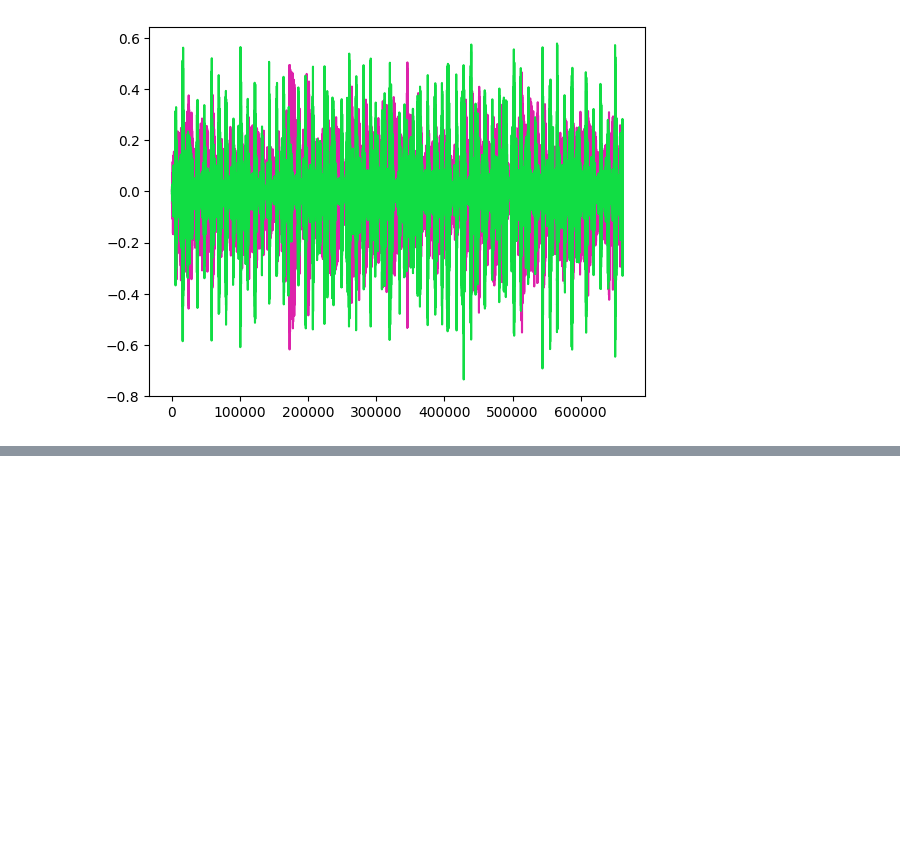
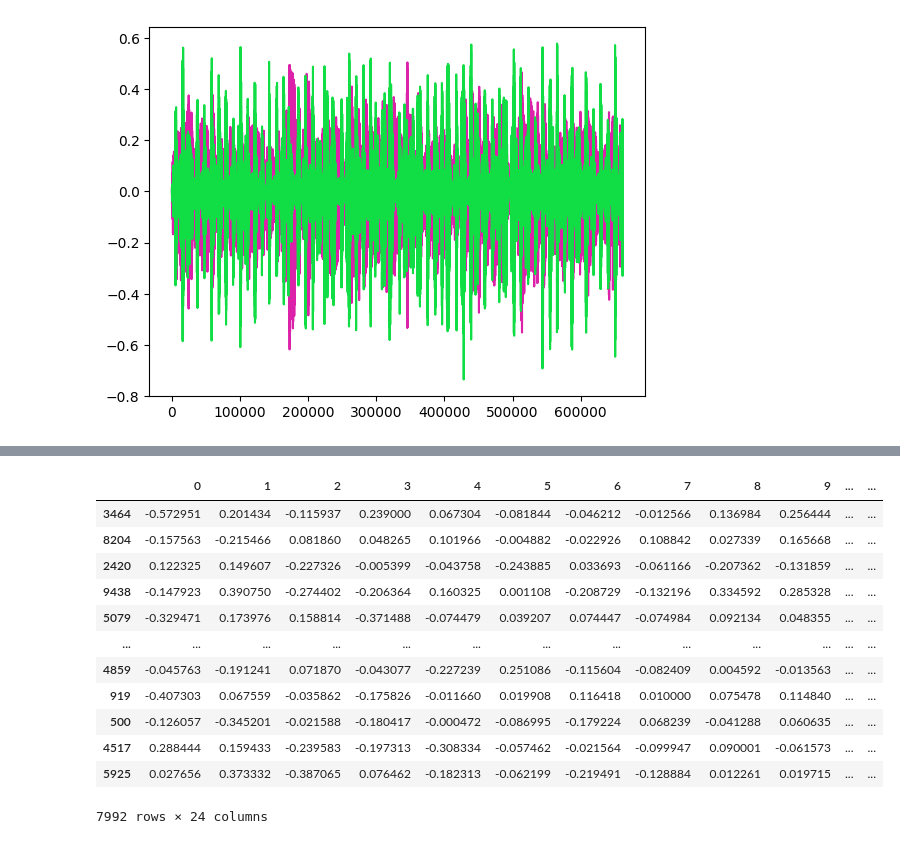
Before and after one commit to crgoku7/MusicGenreClassification, a Jupyter notebook: music_classification.ipynb, the cells around one changed output, grey strips where cells are left out. Drawn from its saved outputs; the diff is of its cells as text; code cells hidden in the pictures; blank space fills up the shorter version.

```diff
--- a/music_classification.ipynb
+++ b/music_classification.ipynb
@@ -212,0 +314,4 @@ plt.show()
+# %%
+columns = X.columns
+# %%
+X_scaled = pd.DataFrame(scaled_data, columns = columns)
@@ -212,0 +361,6 @@ plt.show()
+# %%
+# 90% of variance can be explained using 24 components
+pca = PCA(n_components = 24)
+components = pca.fit_transform(X_scaled)
+
+X_pca = pd.DataFrame(components)
@@ -212,0 +369,18 @@ plt.show()
+# %%
+X_train, X_test, y_train, y_test = train_test_split(X_pca,Y, test_size=0.2, random_state=30)
+# %%
+X_train
+# %% [output]
+|  | 0 | 1 | 2 | 3 | 4 | 5 | 6 | 7 | 8 | 9 | ... | ... |
+| 3464 | -0.572951 | 0.201434 | -0.115937 | 0.239000 | 0.067304 | -0.081844 | -0.046212 | -0.012566 | 0.136984 | 0.256444 | ... | ... |
+| 8204 | -0.157563 | -0.215466 | 0.081860 | 0.048265 | 0.101966 | -0.004882 | -0.022926 | 0.108842 | 0.027339 | 0.165668 | ... | ... |
+| 2420 | 0.122325 | 0.149607 | -0.227326 | -0.005399 | -0.043758 | -0.243885 | 0.033693 | -0.061166 | -0.207362 | -0.131859 | ... | ... |
+| 9438 | -0.147923 | 0.390750 | -0.274402 | -0.206364 | 0.160325 | 0.001108 | -0.208729 | -0.132196 | 0.334592 | 0.285328 | ... | ... |
+| 5079 | -0.329471 | 0.173976 | 0.158814 | -0.371488 | -0.074479 | 0.039207 | 0.074447 | -0.074984 | 0.092134 | 0.048355 | ... | ... |
+| ... | ... | ... | ... | ... | ... | ... | ... | ... | ... | ... | ... | ... |
+| 4859 | -0.045763 | -0.191241 | 0.071870 | -0.043077 | -0.227239 | 0.251086 | -0.115604 | -0.082409 | 0.004592 | -0.013563 | ... | ... |
+| 919 | -0.407303 | 0.067559 | -0.035862 | -0.175826 | -0.011660 | 0.019908 | 0.116418 | 0.010000 | 0.075478 | 0.114840 | ... | ... |
+| 500 | -0.126057 | -0.345201 | -0.021588 | -0.180417 | -0.000472 | -0.086995 | -0.179224 | 0.068239 | -0.041288 | 0.060635 | ... | ... |
+| 4517 | 0.288444 | 0.159433 | -0.239583 | -0.197313 | -0.308334 | -0.057462 | -0.021564 | -0.099947 | 0.090001 | -0.061573 | ... | ... |
+| 5925 | 0.027656 | 0.373332 | -0.387065 | 0.076462 | -0.182313 | -0.062199 | -0.219491 | -0.128884 | 0.012261 | 0.019715 | ... | ... |
+7992 rows × 24 columns
```
Also changed, not shown: parts of 16 cells of this notebook.
